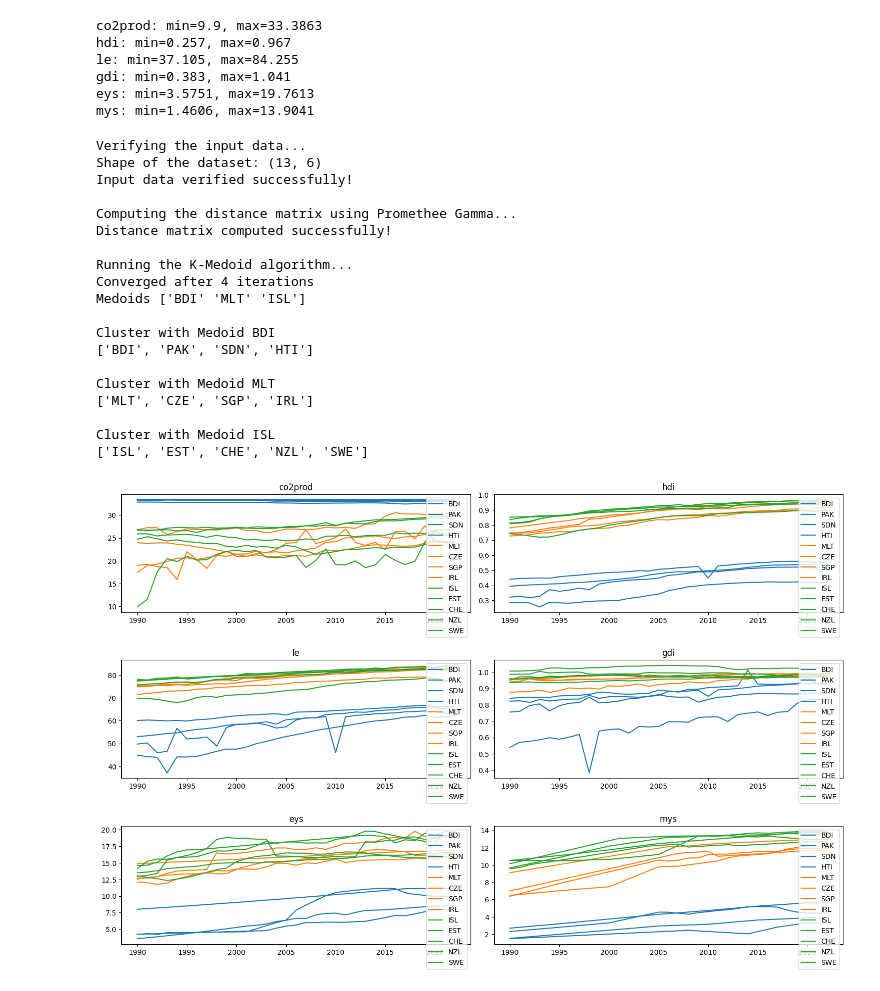
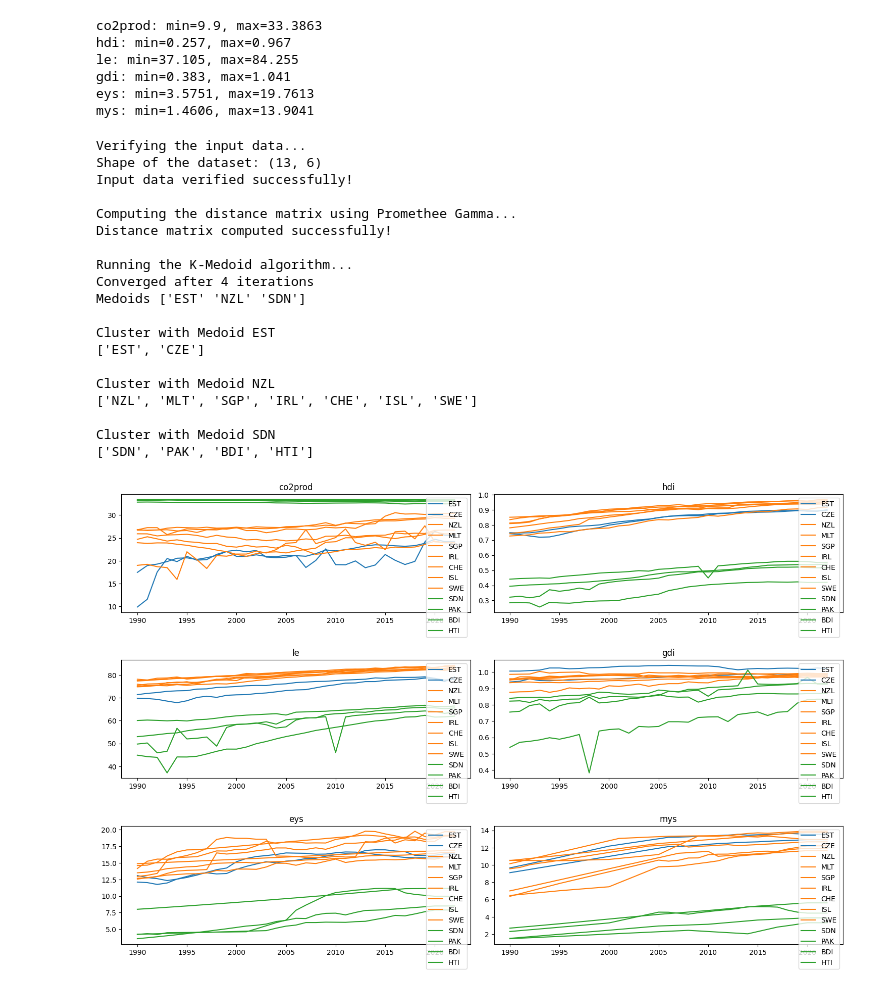
Before and after one commit to R4phou/ulb-master-thesis, a Jupyter notebook: code/src/G-KM.ipynb, the cells around one changed output. Cells and saved outputs as stored; diff of their text form; code cells hidden in the pictures.

```diff
--- a/code/src/G-KM.ipynb
+++ b/code/src/G-KM.ipynb
@@ -25,7 +26,7 @@ gdi: min=0.383, max=1.041
 eys: min=3.5751, max=23.2477
 mys: min=1.4606, max=14.2559
 # %%
-def G_Kmedoid(data, W, P, Q, Weight_vector, k=3, prototype_method="random"):
+def G_Kmedoid(data, W, P, Q, L, Weight_vector, k=3, prototype_method="random"):
     """
     Function that receives the raw dataset and creates the clusters using the K-Medoid algorithm using Promethee Gamma as the distance matrix
     - data: pd.DataFrame with the raw dataset - iso3 as index and the criteria as columns names
@@ -66,7 +67,7 @@ def G_Kmedoid(data, W, P, Q, Weight_vector, k=3, prototype_method="random"):
 
     # Computing the distance matrix
     print("Computing the distance matrix using Promethee Gamma...")
-    phi_c_all = pf.get_all_Phi_c(data, P, Q)
+    phi_c_all = pf.get_all_Phi_c(data, P, Q, L)
     eta = pf.get_eta_matrix(data, phi_c_all, W)
     agg_eta = pf.aggregate_all_series(eta, Weight_vector)
     dist_matrix = pd.DataFrame(agg_eta, index=alternatives, columns=alternatives)
@@ -85,7 +86,7 @@ def G_Kmedoid(data, W, P, Q, Weight_vector, k=3, prototype_method="random"):
 
     return medoids, clusters
 
-medoids, clusters = G_Kmedoid(data, W, P, Q, Weight_vector, k=5, prototype_method="random")
+medoids, clusters = G_Kmedoid(data, W, P, Q, L, Weight_vector, k=5, prototype_method="random")
 # %% [output]
 Verifying the input data...
 Shape of the dataset: (72, 6)
@@ -145,8 +146,8 @@ W = [1/K for i in range(K)] # Weights of the criteria (equal weights)
 
 W = [w/sum(W) for w in W]
 
-Q = [1, 0.03, 5, 0.01, 0.5, 0.5] # Indifference thresholds
 P = [10, 0.4, 20, 0.3, 5, 5]
+Q = [1, 0.03, 2, 0.01, 0.5, 0.5] # Indifference thresholds
 
 Weight_vector = [1/L for _ in range(L)] # Equal weights times
 # %% [output]
@@ -157,31 +158,31 @@ gdi: min=0.383, max=1.041
 eys: min=3.5751, max=19.7613
 mys: min=1.4606, max=13.9041
 # %%
-medoids, clusters = G_Kmedoid(data, W, P, Q, Weight_vector, k=3, prototype_method="random")
+medoids, clusters = G_Kmedoid(data, W, P, Q, L, Weight_vector, k=3, prototype_method="random")
 groups = []
 for i, cluster in enumerate(clusters):
     groups.append(clusters[cluster])
 
 # Plot the clusters
 plot_cluster(groups, data, True)
 # %% [output]
 Verifying the input data...
 Shape of the dataset: (13, 6)
 Input data verified successfully!
 
 Computing the distance matrix using Promethee Gamma...
 Distance matrix computed successfully!
 
 Running the K-Medoid algorithm...
 Converged after 4 iterations
-Medoids ['BDI' 'MLT' 'ISL']
+Medoids ['EST' 'NZL' 'SDN']
 
-Cluster with Medoid BDI
-['BDI', 'PAK', 'SDN', 'HTI']
+Cluster with Medoid EST
+['EST', 'CZE']
 
-Cluster with Medoid MLT
-['MLT', 'CZE', 'SGP', 'IRL']
+Cluster with Medoid NZL
+['NZL', 'MLT', 'SGP', 'IRL', 'CHE', 'ISL', 'SWE']
 
-Cluster with Medoid ISL
-['ISL', 'EST', 'CHE', 'NZL', 'SWE']
+Cluster with Medoid SDN
+['SDN', 'PAK', 'BDI', 'HTI']
-[figure, old version]
+[figure, new version]
```
Also changed, not shown: parts of 3 cells of this notebook, 7 other files.
